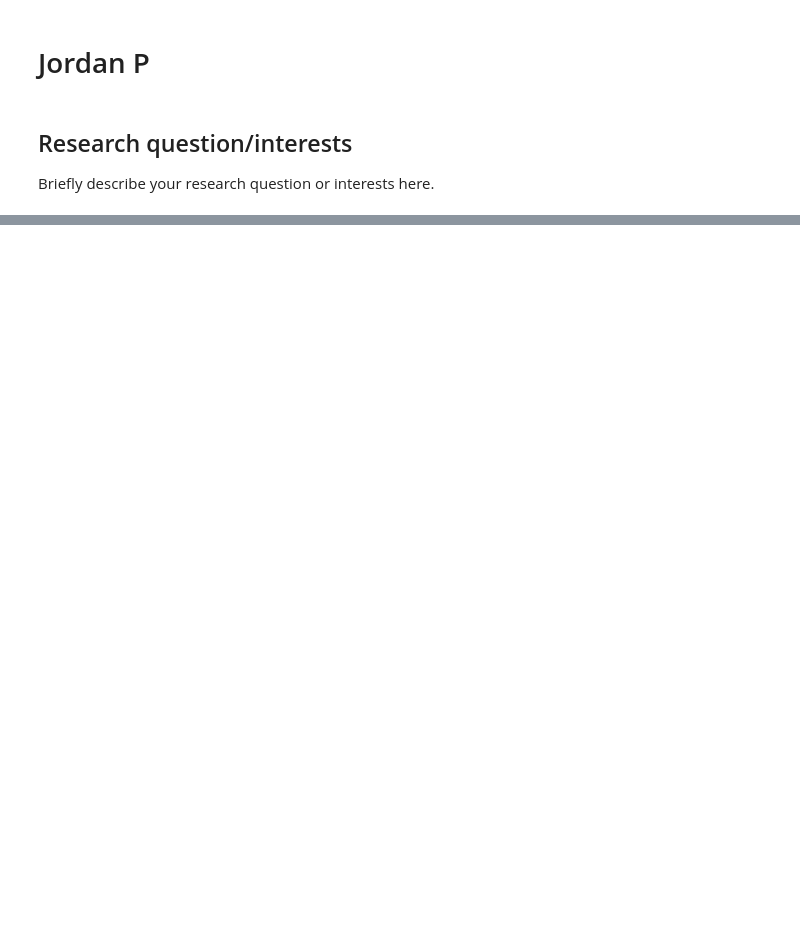
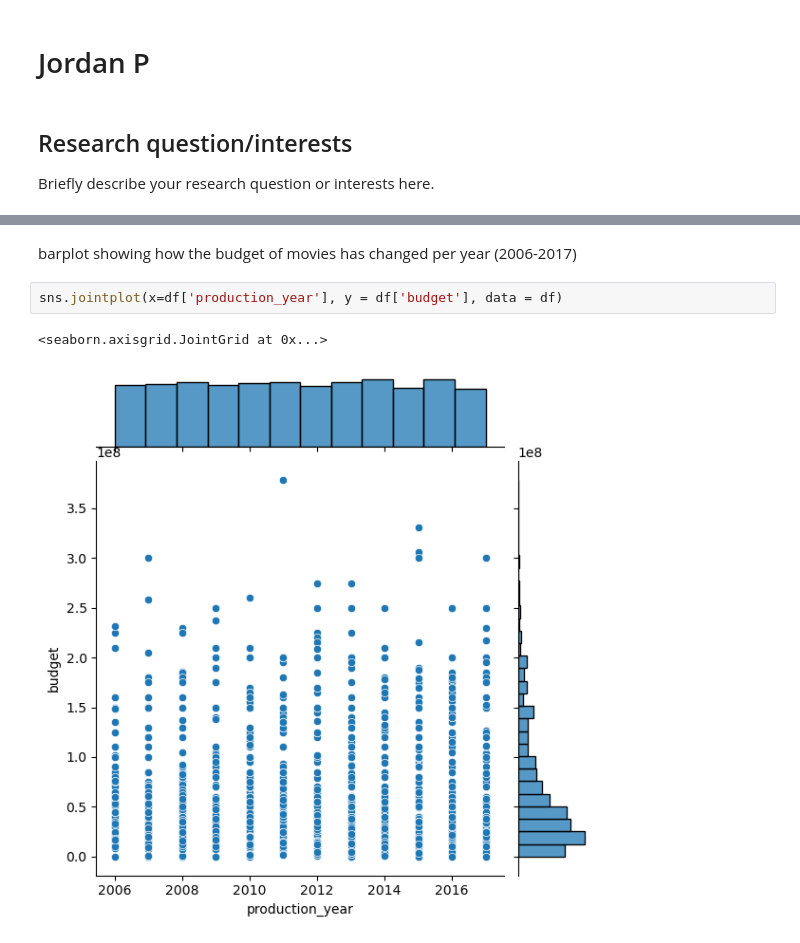
Before and after one commit to ubco-W2022T1-cosc301/project-group16, a Jupyter notebook: notebooks/analysis3.ipynb, the cells around one changed output, grey strips where cells are left out. Saved outputs shown, nothing was run; the diff lists cells and outputs as text; blank space fills up the shorter version.

```diff
--- a/notebooks/analysis3.ipynb
+++ b/notebooks/analysis3.ipynb
@@ -25,0 +67,7 @@ list_movie
+# %% [markdown]
+barplot showing how the budget of movies has changed per year (2006-2017)
+# %%
+sns.jointplot(x=df['production_year'], y = df['budget'], data = df)
+# %% [output]
+<seaborn.axisgrid.JointGrid at 0x...>
+[figure, added]
```
Also changed, not shown: parts of 14 cells of this notebook, 1 other file.
